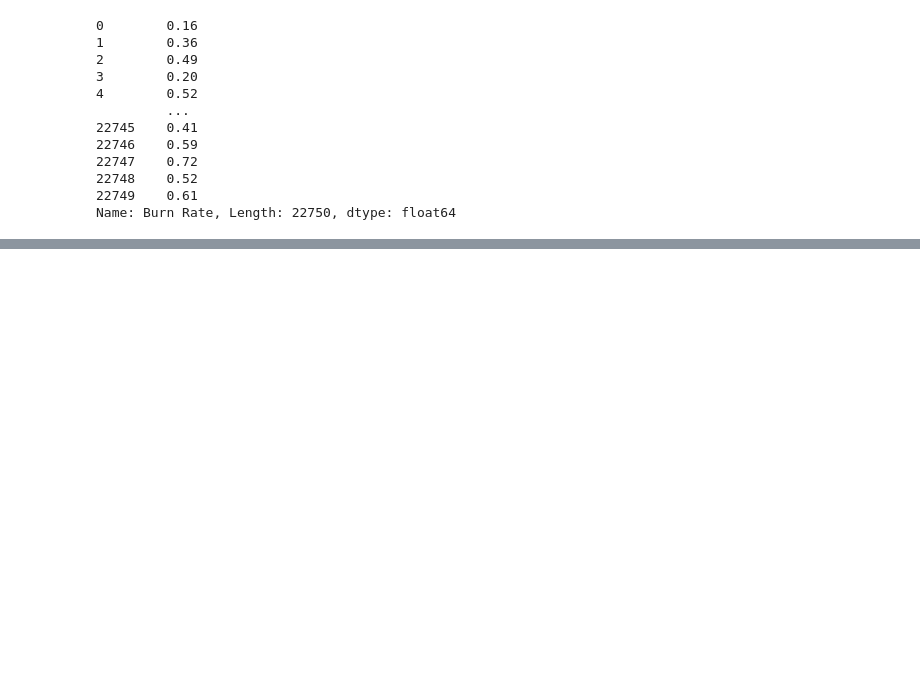
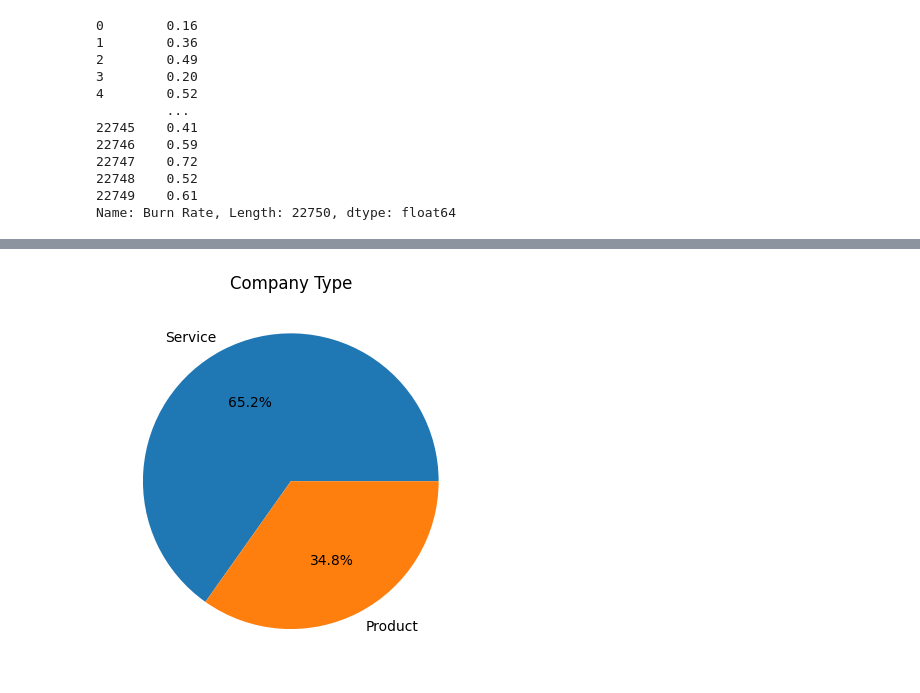
Before and after one commit to Sanyam-010/Artificial-intelligence-Development, a Jupyter notebook: CourseWorkDevelopment.ipynb, the cells around one changed output, grey strips where cells are left out. Drawn from its saved outputs; the diff is of its cells as text; code cells hidden in the pictures; blank space fills up the shorter version.

```diff
--- a/CourseWorkDevelopment.ipynb
+++ b/CourseWorkDevelopment.ipynb
@@ -34,0 +136,9 @@ Name: Burn Rate, Length: 22750, dtype: float64
+# %%
+company_counts = df['Company Type'].value_counts()
+
+plt.figure()
+plt.pie(company_counts, labels=company_counts.index, autopct='%1.1f%%')
+plt.title('Company Type')
+plt.show()
+# %% [output]
+[figure, added]
```
Also changed, not shown: parts of 11 cells of this notebook, 1 other file.
